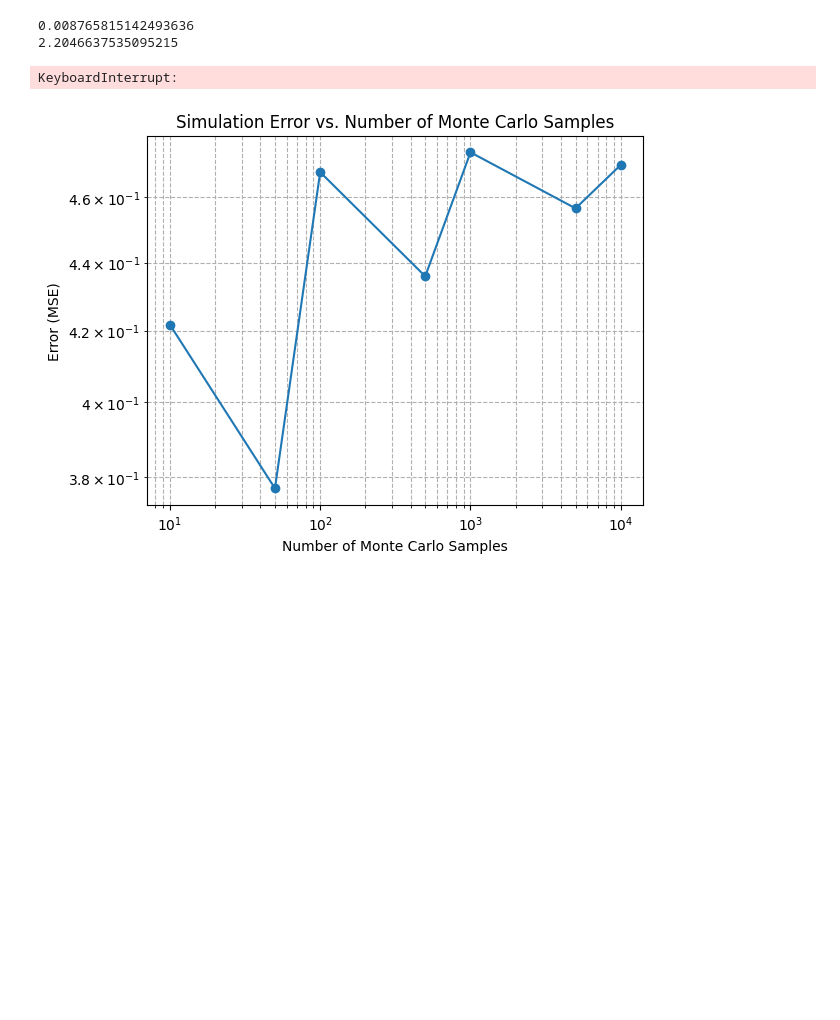
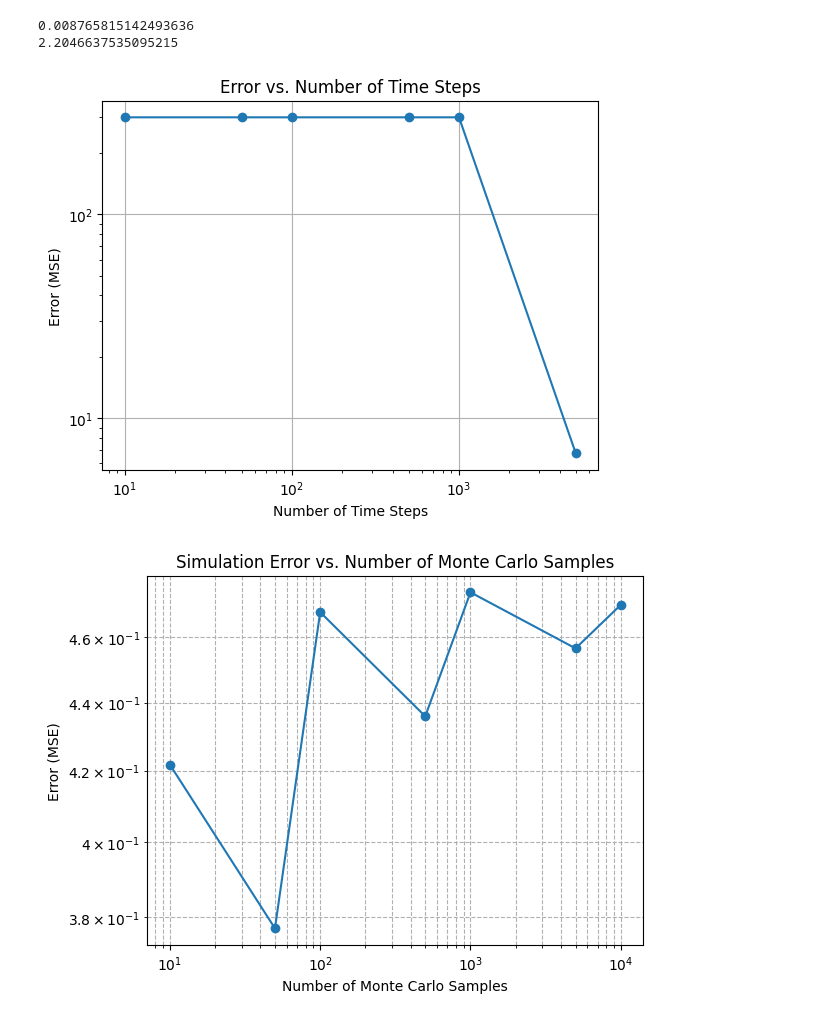
Before and after one commit to Kian-P/SCDAA, a Jupyter notebook: SCDAA-CW.ipynb, the cells around one changed output. Drawn from its saved outputs; the diff is of its cells as text; code cells hidden in the pictures; blank space fills up the shorter version.

```diff
--- a/SCDAA-CW.ipynb
+++ b/SCDAA-CW.ipynb
@@ -284,37 +284,37 @@ print(theoretical_value)
 2.2046637535095215
 # %%
 # Example usage:
-t0 = torch.tensor([0.1], dtype=torch.float32)
+t0 = torch.tensor([0.3], dtype=torch.float32)
 x0 = torch.tensor([1.0, 1.0])  # Initial state
 
 # Number of time steps and Monte Carlo samples for the simulation
 N_steps_list = [10, 50, 100, 500, 1000, 5000]
-num_samples = 500 #000
+num_samples = 100 #000
 
 # Generate a time grid for solving the Riccati ODE
 time_grid = np.linspace(0, T, 10000)  # Fine time grid for better accuracy
 lqr_problem.solve_riccati_ode(time_grid)
 
 # Compute the theoretical value at the initial state x0
 theoretical_value = lqr_problem.compute_value_function(t0, x0.unsqueeze(0)).item()
 
 # Run the simulation and compute errors for different numbers of time steps
 errors = []
 for N_steps in N_steps_list:
     final_costs = simulate_dynamics(lqr_problem, t0, x0, N_steps, num_samples)
 
     error = compute_error(np.average(final_costs), theoretical_value)
     errors.append(error)
 
 # Plot the error vs. number of time steps
 plt.loglog(N_steps_list, errors, marker='o')
 plt.xlabel('Number of Time Steps')
 plt.ylabel('Error (MSE)')
 plt.title('Error vs. Number of Time Steps')
 plt.grid(True)
 plt.show()
 # %% [output]
-KeyboardInterrupt:
+[figure, added]
 # %%
 # Step 1: Fix a large number of time steps
 N_steps_fixed = 5000
```
